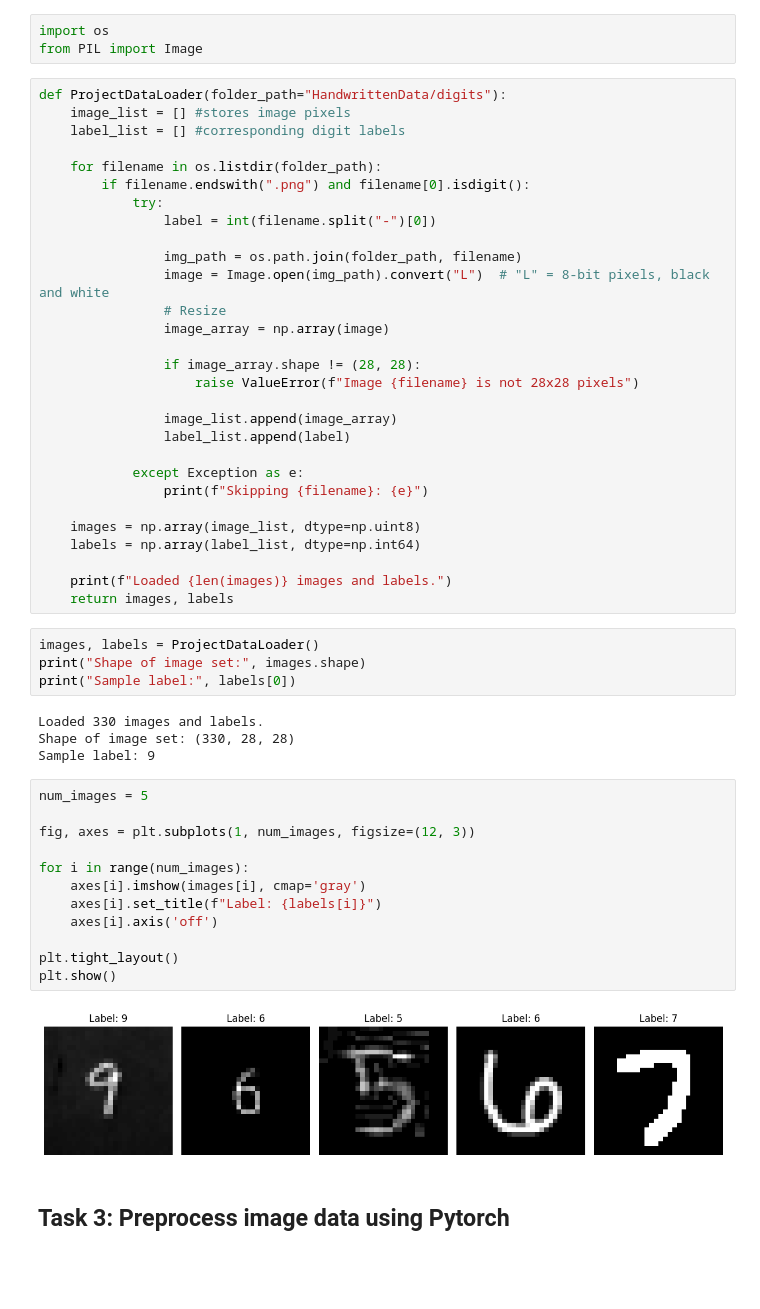
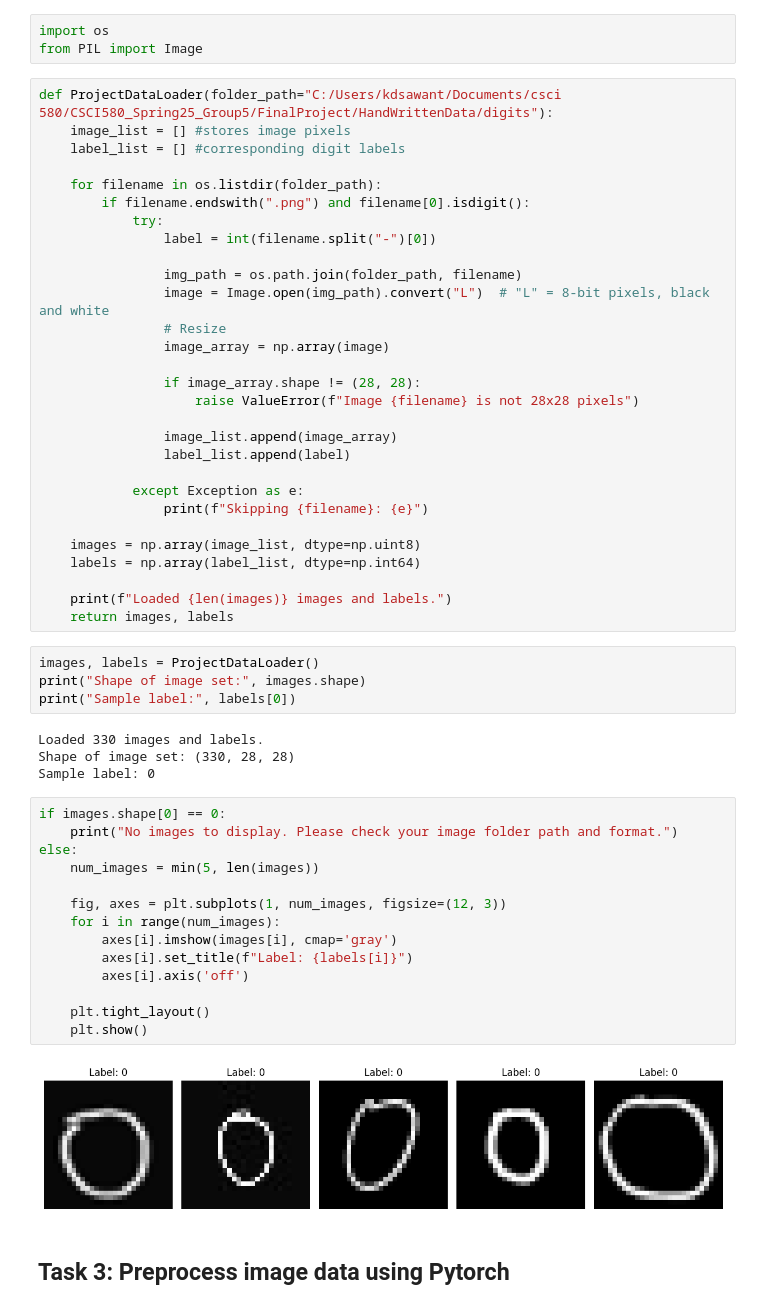
Before and after one commit to shambhavi07/CSCI580_Spring25_Group5, a Jupyter notebook: FinalProject/notebooks/FinalProject_CSCI580-Data-split.ipynb, the cells around one changed output. Drawn from its saved outputs; the diff is of its cells as text; blank space fills up the shorter version.

```diff
--- a/FinalProject/notebooks/FinalProject_CSCI580-Data-split.ipynb
+++ b/FinalProject/notebooks/FinalProject_CSCI580-Data-split.ipynb
@@ -28,7 +28,7 @@ a helper function that can read all image files (following filename convention d
 import os
 from PIL import Image
 # %%
-def ProjectDataLoader(folder_path="HandwrittenData/digits"):
+def ProjectDataLoader(folder_path="C:/Users/kdsawant/Documents/csci 580/CSCI580_Spring25_Group5/FinalProject/HandWrittenData/digits"):
     image_list = [] #stores image pixels
     label_list = [] #corresponding digit labels
 
@@ -63,21 +63,23 @@ print("Sample label:", labels[0])
 # %% [output]
 Loaded 330 images and labels.
 Shape of image set: (330, 28, 28)
-Sample label: 9
+Sample label: 0
 # %%
-num_images = 5
+if images.shape[0] == 0:
+    print("No images to display. Please check your image folder path and format.")
+else:
+    num_images = min(5, len(images))
 
-fig, axes = plt.subplots(1, num_images, figsize=(12, 3))
+    fig, axes = plt.subplots(1, num_images, figsize=(12, 3))
+    for i in range(num_images):
+        axes[i].imshow(images[i], cmap='gray')
+        axes[i].set_title(f"Label: {labels[i]}")
+        axes[i].axis('off')
 
-for i in range(num_images):
-    axes[i].imshow(images[i], cmap='gray')
-    axes[i].set_title(f"Label: {labels[i]}")
-    axes[i].axis('off')
-
-plt.tight_layout()
-plt.show()
+    plt.tight_layout()
+    plt.show()
 # %% [output]
-[figure, old version]
+[figure, new version]
 # %% [markdown]
 ## Task 3: Preprocess image data using Pytorch
 # %%
```
Also changed, not shown: parts of 51 cells of this notebook, 12 other files.
